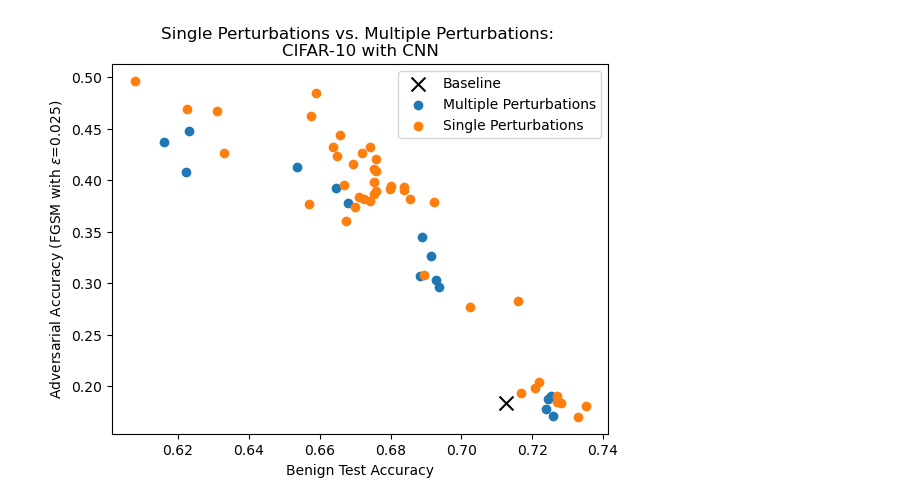
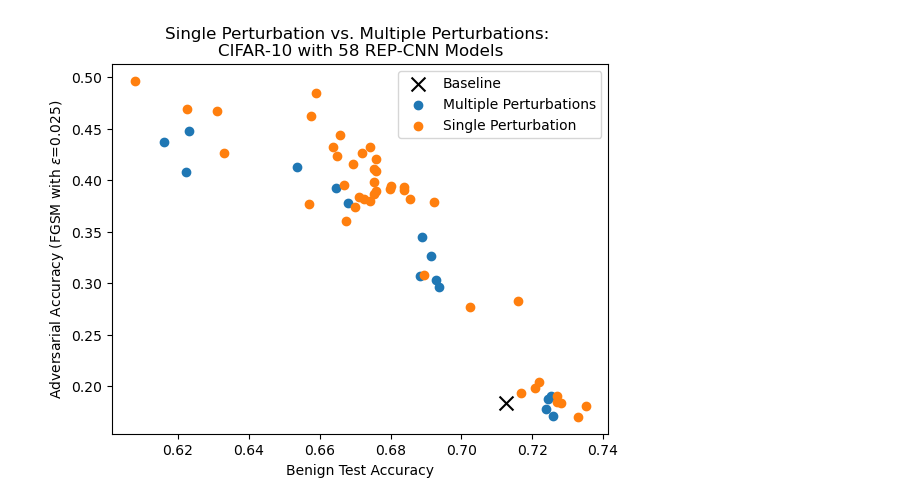
Before and after one commit to Max-Winga/RobustEnsemblePrompting, a Jupyter notebook: notebooks/examples/analysis.ipynb, the cells around one changed output. Cells and saved outputs as stored; diff of their text form; code cells hidden in the pictures.

```diff
--- a/notebooks/examples/analysis.ipynb
+++ b/notebooks/examples/analysis.ipynb
@@ -9,6 +11,7 @@ sys.path.append(ROOT) # Add root directory to path
 # %%
 experiment_log_folder_path = ROOT + "notebooks/experiment_log/"
 inf = float('inf')
+eps_val = 0.025
 
 random_filename = "FRESH_CNN_CIFAR_10_4.csv"
 random_perturbations = []
@@ -20,7 +23,7 @@ with open(experiment_log_folder_path + random_filename, 'r') as file:
     for row in csv_reader:
         random_perturbations.append(eval(row['perturbations']))
         random_test_accuracies.append(float(row['baseline_test_accuracy']))
-        random_adversarial_accuracies.append(float(row['adversarial_accuracy_eps=0.025']))
+        random_adversarial_accuracies.append(float(row[f'adversarial_accuracy_eps={eps_val}']))
 
 fixed_filename = "FRESH_CNN_CIFAR_10_4_NoShuffle.csv"
 fixed_perturbations = []
@@ -32,7 +35,7 @@ with open(experiment_log_folder_path + fixed_filename, 'r') as file:
     for row in csv_reader:
         fixed_perturbations.append(eval(row['perturbations']))
         fixed_test_accuracies.append(float(row['baseline_test_accuracy']))
-        fixed_adversarial_accuracies.append(float(row['adversarial_accuracy_eps=0.025']))
+        fixed_adversarial_accuracies.append(float(row[f'adversarial_accuracy_eps={eps_val}']))
 
 test_accuracies_difference_shuffling = [fixed_test_accuracies[i] - random_test_accuracies[i] for i in range(len(fixed_test_accuracies))]
 adversarial_accuracies_difference_shuffling = [fixed_adversarial_accuracies[i] - random_adversarial_accuracies[i] for i in range(len(fixed_adversarial_accuracies))]
@@ -51,7 +54,7 @@ with open(experiment_log_folder_path + IO_filename, 'r') as file:
     for row in csv_reader:
         IO_perturbations.append(eval(row['perturbations']))
         IO_test_accuracies.append(float(row['baseline_test_accuracy']))
-        IO_adversarial_accuracies.append(float(row['adversarial_accuracy_eps=0.025']))
+        IO_adversarial_accuracies.append(float(row[f'adversarial_accuracy_eps={eps_val}']))
 
 test_accuracies_difference_IO = [IO_test_accuracies[i] - random_test_accuracies[i] for i in range(len(fixed_test_accuracies))]
 adversarial_accuracies_difference_IO = [IO_adversarial_accuracies[i] - random_adversarial_accuracies[i] for i in range(len(fixed_adversarial_accuracies))]
@@ -70,7 +73,7 @@ with open(experiment_log_folder_path + single_filename, 'r') as file:
     for row in csv_reader:
         single_perturbations.append(eval(row['perturbations']))
         single_test_accuracies.append(float(row['baseline_test_accuracy']))
-        single_adversarial_accuracies.append(float(row['adversarial_accuracy_eps=0.025']))
+        single_adversarial_accuracies.append(float(row[f'adversarial_accuracy_eps={eps_val}']))
 
 perturbation_number = [len(perturbations) for perturbations in random_perturbations]
 # %%
@@ -146,12 +139,12 @@ plt.show()
 # %%
 plt.figure()
 plt.scatter(single_test_accuracies[0], single_adversarial_accuracies[0], label="Baseline", marker='x', s=100, c='black')
 plt.scatter(random_test_accuracies, random_adversarial_accuracies, label="Multiple Perturbations")
-plt.scatter(single_test_accuracies[1:], single_adversarial_accuracies[1:], label="Single Perturbations")
+plt.scatter(single_test_accuracies[1:], single_adversarial_accuracies[1:], label="Single Perturbation")
 plt.xlabel("Benign Test Accuracy")
 plt.ylabel(r"Adversarial Accuracy (FGSM with $\varepsilon$=0.025)")
-plt.title("Single Perturbations vs. Multiple Perturbations: \nCIFAR-10 with CNN")
+plt.title("Single Perturbation vs. Multiple Perturbations: \nCIFAR-10 with 58 REP-CNN Models")
 plt.legend()
 plt.show()
 # %% [output]
-[figure, old version]
+[figure, new version]
```
Also changed, not shown: parts of 8 cells of this notebook, 1 other file.
